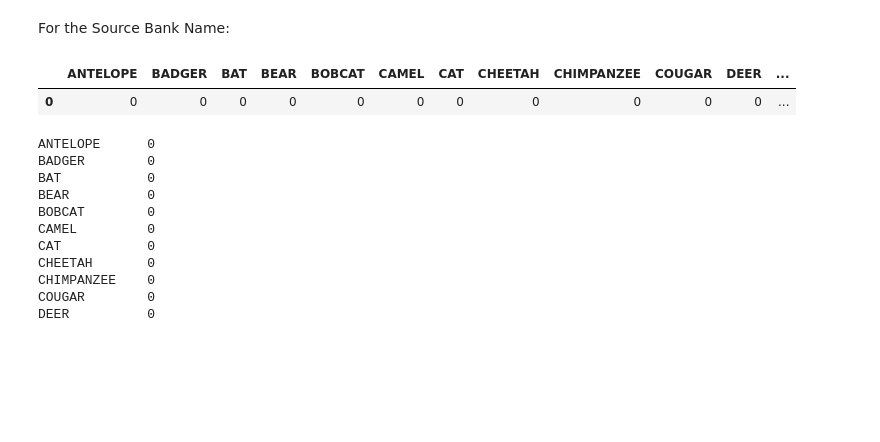
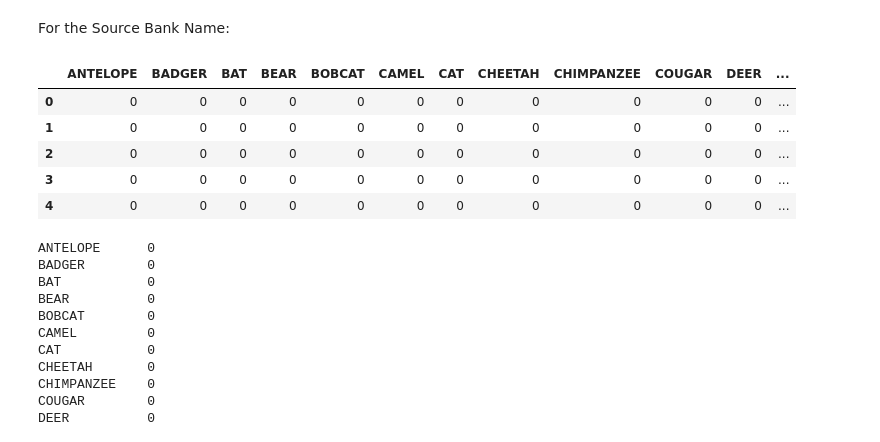
Before and after one commit to omoraisu/PJDSC2023-CarpeDatum, a Jupyter notebook: Pre-Processed Instapay Transactions.ipynb, the cells around one changed output. Saved outputs shown, nothing was run; the diff lists cells and outputs as text; code cells hidden in the pictures; blank space fills up the shorter version.

```diff
--- a/Pre-Processed Instapay Transactions.ipynb
+++ b/Pre-Processed Instapay Transactions.ipynb
@@ -183,9 +183,13 @@ For the Source Bank Name:
 # %%
 pd.set_option('display.max_columns', None)
 # %%
-dummy_variable_1 = pd.get_dummies(df1["SRC_BANK_NAME"])
-dummy_variable_1.head(1)
+dummy_variable_2 = pd.get_dummies(df1["SRC_BANK_NAME"])
+dummy_variable_2.head()
 # %% [output]
 |  | ANTELOPE | BADGER | BAT | BEAR | BOBCAT | CAMEL | CAT | CHEETAH | CHIMPANZEE | COUGAR | DEER | ... |
 | 0 | 0 | 0 | 0 | 0 | 0 | 0 | 0 | 0 | 0 | 0 | 0 | ... |
+| 1 | 0 | 0 | 0 | 0 | 0 | 0 | 0 | 0 | 0 | 0 | 0 | ... |
+| 2 | 0 | 0 | 0 | 0 | 0 | 0 | 0 | 0 | 0 | 0 | 0 | ... |
+| 3 | 0 | 0 | 0 | 0 | 0 | 0 | 0 | 0 | 0 | 0 | 0 | ... |
+| 4 | 0 | 0 | 0 | 0 | 0 | 0 | 0 | 0 | 0 | 0 | 0 | ... |
 # %%
```
Also changed, not shown: parts of 4 cells of this notebook.
